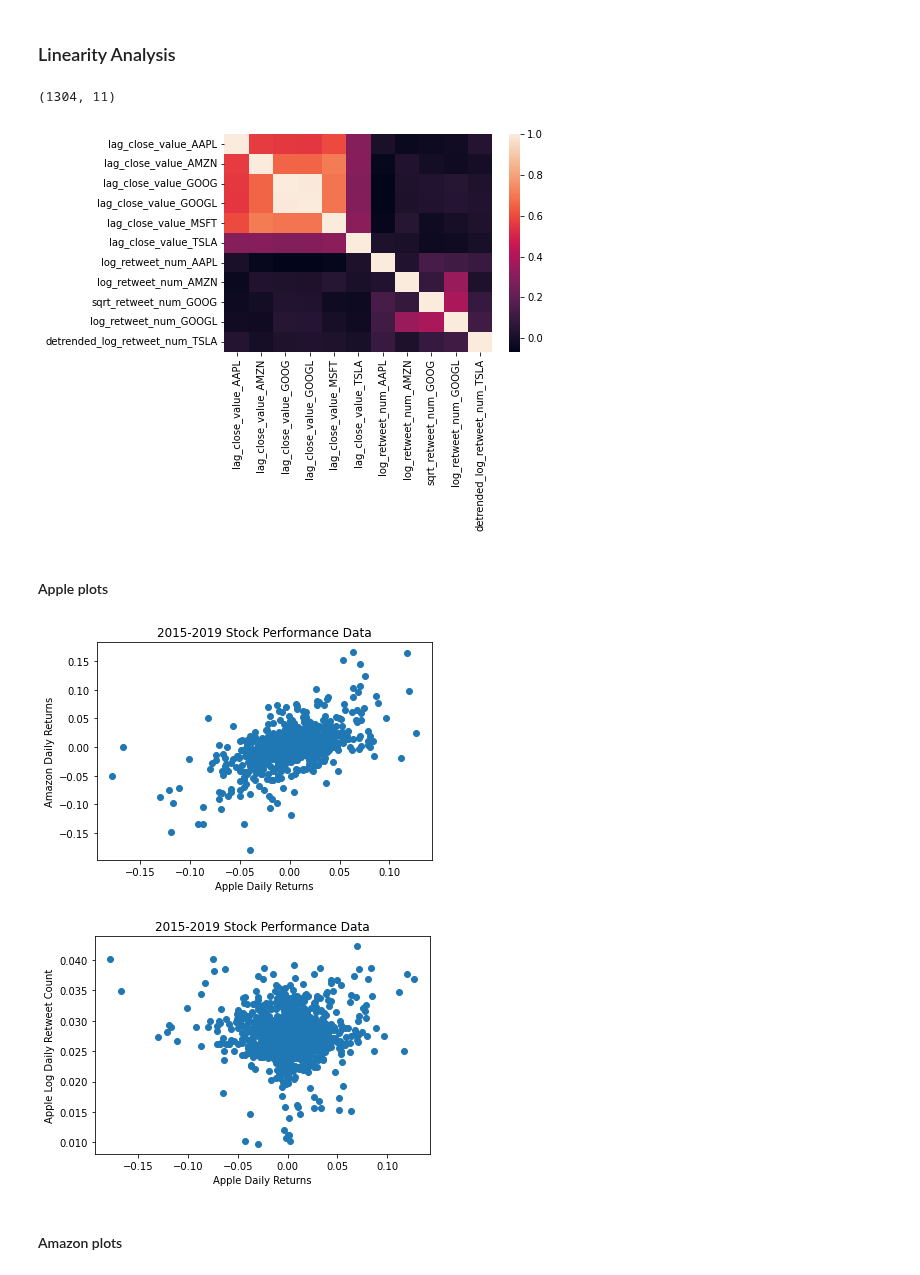
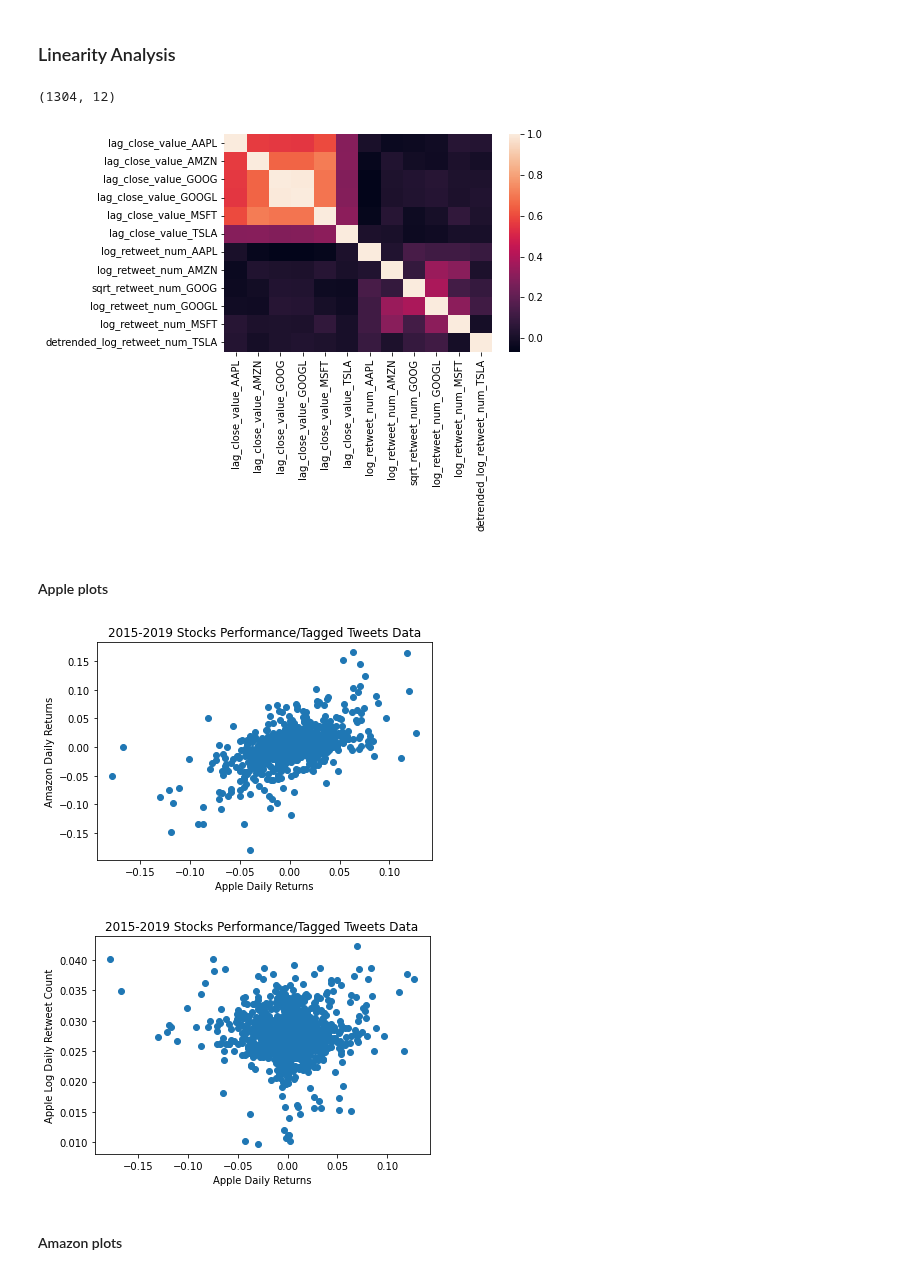
Before and after one commit to dssaenzml/ml703_timeSeriesCausalDiscovery, a Jupyter notebook: Pytrad/stocks_causal_discovery_pytrad.ipynb, the cells around one changed output. Cells and saved outputs as stored; diff of their text form; code cells hidden in the pictures.

Commit message:
commit on plots

```diff
--- a/Pytrad/stocks_causal_discovery_pytrad.ipynb
+++ b/Pytrad/stocks_causal_discovery_pytrad.ipynb
@@ -493,6 +493,7 @@ selected_stationary_cols.append('log_retweet_num_AAPL')
 selected_stationary_cols.append('log_retweet_num_AMZN')
 selected_stationary_cols.append('sqrt_retweet_num_GOOG')
 selected_stationary_cols.append('log_retweet_num_GOOGL')
+selected_stationary_cols.append('log_retweet_num_MSFT')
 selected_stationary_cols.append('detrended_log_retweet_num_TSLA')
 selected_stationary_cols
 # %% [output]
@@ -700,7 +703,7 @@ dataFrameCompanies = np.column_stack((
     tweetMetricsFinal))
 dataFrameCompanies.shape
 # %% [output]
-(1304, 11)
+(1304, 12)
 # %%
 import seaborn as sns
 
@@ -710,31 +713,31 @@ corrMatrix = companyFinal.corr()
 sns.heatmap(corrMatrix, annot=False)
 plt.savefig("./Correlation Plots/all_companies_all data_corr.png", dpi=300, bbox_inches = 'tight')
 # %% [output]
-[figure, old version]
+[figure, new version]
 # %% [markdown]
 #### Apple plots
 # %%
 x_var = dataFrameCompanies[:, 0]
 y_var = dataFrameCompanies[:, 1]
 
 plt.scatter(x_var, y_var)
-plt.title("2015-2019 Stock Performance Data")
+plt.title("2015-2019 Stocks Performance/Tagged Tweets Data")
 plt.xlabel("Apple Daily Returns")
 plt.ylabel("Amazon Daily Returns")
 plt.savefig("./Linear Analysis Plots/apple_amazon_returns.jpeg")
 # %% [output]
-[figure, old version]
+[figure, new version]
 # %%
 x_var = dataFrameCompanies[:, 0]
 y_var = dataFrameCompanies[:, 6]
 
 plt.scatter(x_var, y_var)
-plt.title("2015-2019 Stock Performance Data")
+plt.title("2015-2019 Stocks Performance/Tagged Tweets Data")
 plt.xlabel("Apple Daily Returns")
 plt.ylabel("Apple Log Daily Retweet Count")
 plt.savefig("./Linear Analysis Plots/apple_returns_retweet.jpeg")
 # %% [output]
-[figure, old version]
+[figure, new version]
 # %% [markdown]
 #### Amazon plots
 # %%
```
Also changed, not shown: parts of 15 cells of this notebook, 12 other files.
